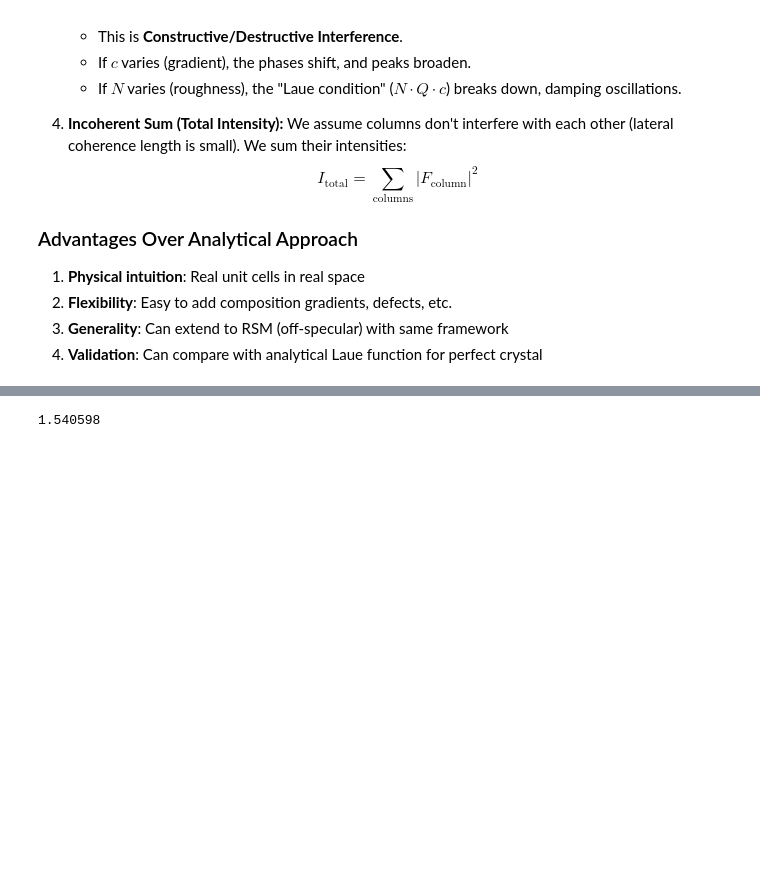
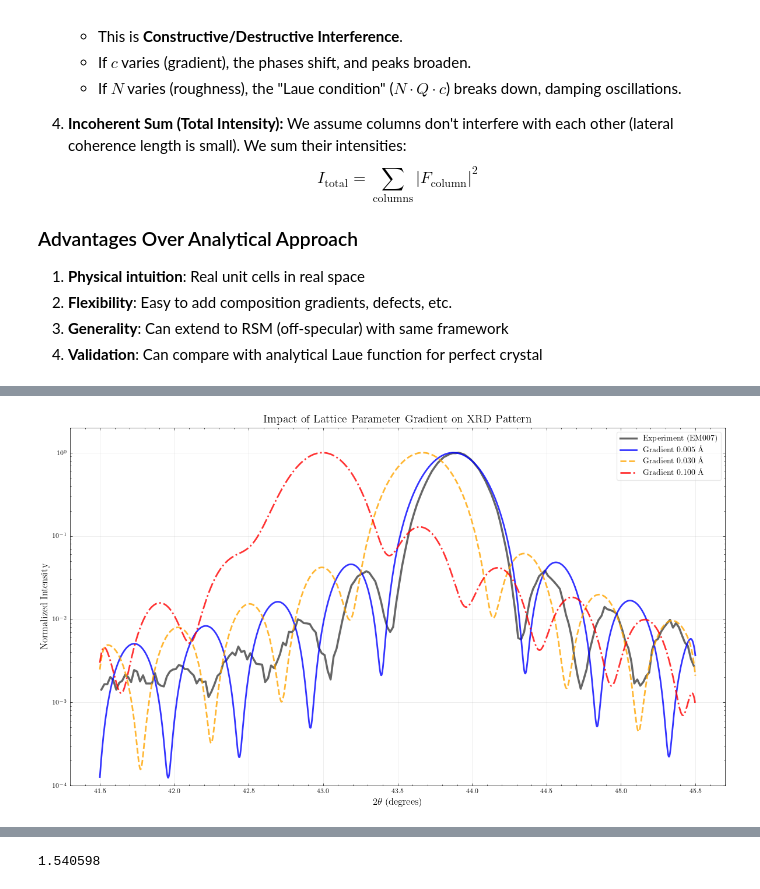
Before and after one commit to hc3413/Thin_Film_Analysis, a Jupyter notebook: ttw_Analysis.ipynb, the cells around one changed output, grey strips where cells are left out. Cells and saved outputs as stored; diff of their text form; code cells hidden in the pictures; blank space fills up the shorter version.

```diff
--- a/ttw_Analysis.ipynb
+++ b/ttw_Analysis.ipynb
@@ -588,0 +747,82 @@ You asked: *"Is the key thing the phase relative to z=0? Accumulating lattice pa
+# %%
+# ========== Impact of Lattice Gradient (Strain Relaxation) ==========
+
+# Test three levels: Small, Medium, Large gradient
+# Gradient is defined as [c_interface, c_surface]
+gradient_levels = [
+    {'gradient': [c_BSO_exp, c_BSO_exp + 0.005], 'relax_len': 20, 'color': 'blue', 'linestyle': '-'},
+    {'gradient': [c_BSO_exp, c_BSO_exp + 0.03], 'relax_len': 15, 'color': 'orange', 'linestyle': '--'},
+    {'gradient': [c_BSO_exp, c_BSO_exp + 0.1], 'relax_len': 10, 'color': 'red', 'linestyle': '-.'}
+]
+
+print("Simulating Lattice Gradient Effects...")
+start_time = time.time()
+gradient_results = []
+
+for level in gradient_levels:
+    t0 = time.time()
+    gradient_range = level['gradient'][1] - level['gradient'][0]
+    label = f'Gradient {gradient_range:.3f} Å'
+
+    # Create crystal system with ONLY lattice gradient (exponential relaxation)
+    lat_arr, h_map, t_arr = create_crystal_system(
+        nx_viz, ny_viz, nz_viz,
+        lattice_perfect=level['gradient'][1],  # Surface value
+        lattice_gradient=level['gradient'],
+        mode='gradient',  # Use gradient mode
+        gradient_type='exponential',
+        relaxation_length=level['relax_len'],
+        roughness_layers=0.0,  # No roughness
+        mosaicity_fwhm=0.0,  # No mosaicity
+        spatial_var_percent=0.0  # No spatial variation
+    )
+
+    # Calculate XRD
+    tt, intensity = calculate_xrd_vectorized(
+        lat_arr, h_map, t_arr,
+        two_theta_range=plot_range,
+        wavelength=wavelength_viz,
+        attenuation_length_nm=attenuation_viz,
+        instrumental_broadening=instrumental_viz,
+        n_points=2000,
+        normalize=True
+    )
+
+    gradient_results.append({
+        'name': label,
+        'color': level['color'],
+        'linestyle': level['linestyle'],
+        'two_theta': tt,
+        'intensity': intensity
+    })
+
+    print(f"  {label}: {time.time()-t0:.1f}s")
+
+print(f"Total time: {time.time()-start_time:.1f}s\n")
+
+# Plot
+fig, ax = plt.subplots(figsize=(12, 7))
+
+# Experimental data
+ax.plot(x_exp[mask_exp], y_exp_norm[mask_exp], 'k-',
+        label='Experiment (EM007)', linewidth=2.5, alpha=0.6)
+
+# Simulations
+for res in gradient_results:
+    ax.plot(res['two_theta'], res['intensity'],
+            color=res['color'], linestyle=res['linestyle'],
+            label=res['name'], linewidth=2, alpha=0.8)
+
+ax.set_xlabel(r'$2\theta$ (degrees)', fontsize=12)
+ax.set_ylabel('Normalized Intensity', fontsize=12)
+ax.set_title('Impact of Lattice Parameter Gradient on XRD Pattern', fontsize=14, fontweight='bold')
+ax.legend(fontsize=10)
+ax.set_yscale('log')
+ax.set_ylim(1e-4, 2)
+ax.grid(True, alpha=0.3)
+plt.tight_layout()
+plt.show()
+
+print("Key Observation: Larger gradient → Peak broadening + Laue damping + potential asymmetry")
+print("Physical Reason: Different layers have different d-spacing → phase variation")
+# %% [output]
@@ -588,0 +837 @@ You asked: *"Is the key thing the phase relative to z=0? Accumulating lattice pa
+[figure, added]
```
Also changed, not shown: parts of 18 cells of this notebook, 2 other files.
